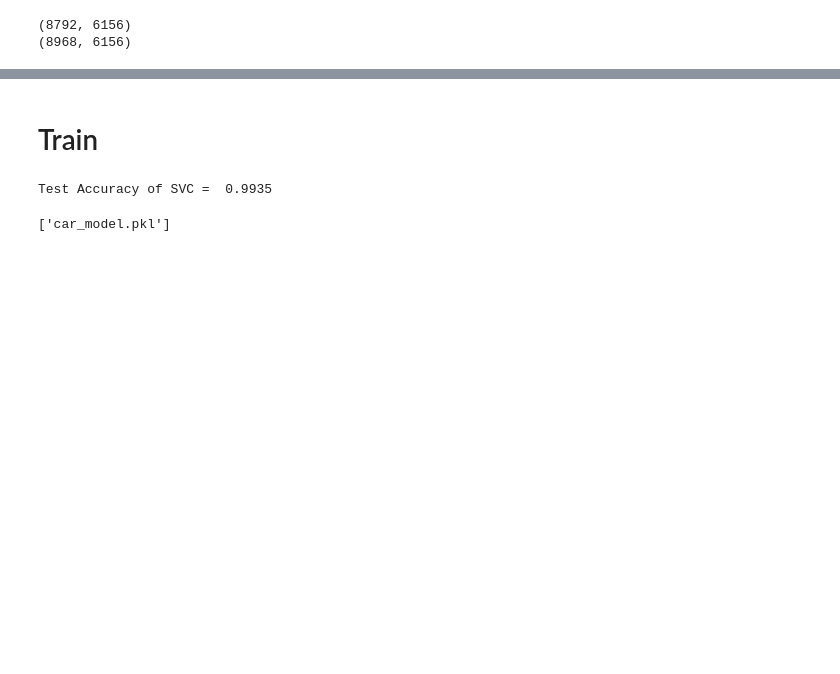
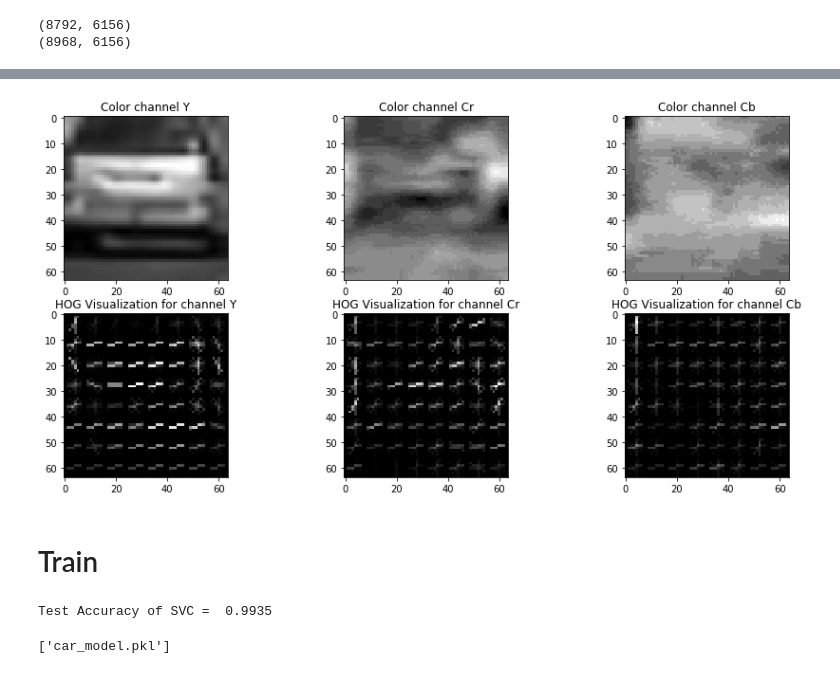
Before and after one commit to phvu/CarND-Vehicle-Detection, a Jupyter notebook: vehicle-detection.ipynb, the cells around one changed output, grey strips where cells are left out. Cells and saved outputs as stored; diff of their text form; code cells hidden in the pictures; blank space fills up the shorter version.

```diff
--- a/vehicle-detection.ipynb
+++ b/vehicle-detection.ipynb
@@ -80,3 +93,24 @@ np.savez('./data/features.npz', vehicles=vehicles, non_vehicles=non_vehicles)
+# %%
+image = io.imread(glob.glob('./data/vehicles/*/*.png')[142])
+ycc = cv2.cvtColor(image, cv2.COLOR_RGB2YCrCb)
+# Define HOG parameters
+orient = 9
+pix_per_cell = 8
+cell_per_block = 2
+
+fig = plt.figure(figsize=(15, 7))
+for idx, l in enumerate(('Y', 'Cr', 'Cb')):
+    _, hog_image = get_hog_features(ycc[:, :, idx], orient, pix_per_cell, cell_per_block,
+                                    vis=True, feature_vec=False)
+    plt.subplot('23{}'.format(idx + 1))
+    plt.imshow(ycc[:, :, idx], cmap='gray')
+    plt.title('Color channel {}'.format(l))
+    plt.subplot('23{}'.format(idx + 4))
+    plt.imshow(hog_image, cmap='gray')
+    plt.title('HOG Visualization for channel {}'.format(l))
+plt.show()
+# %% [output]
+[figure, added]
 # %% [markdown]
 # Train
 # %%
```
Also changed, not shown: parts of 1 cell of this notebook, 6 other files.
